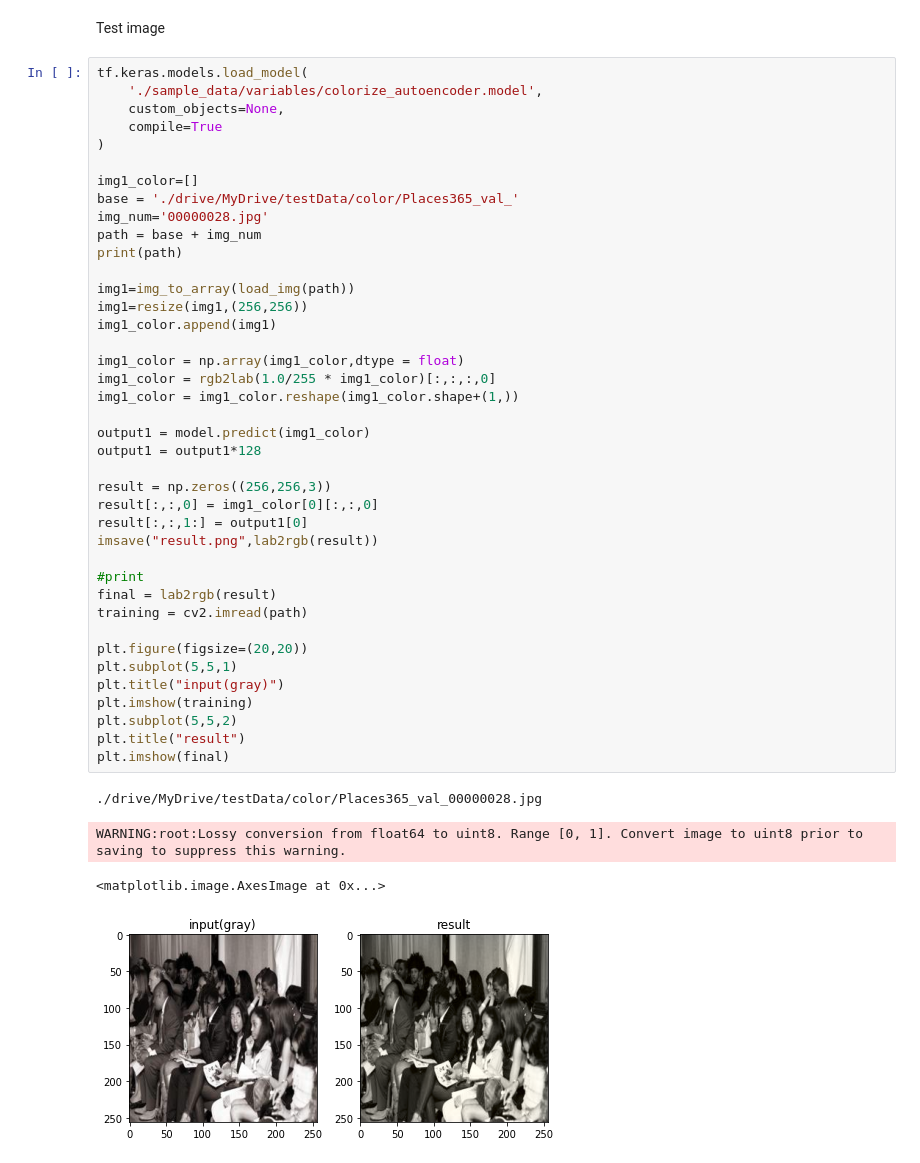
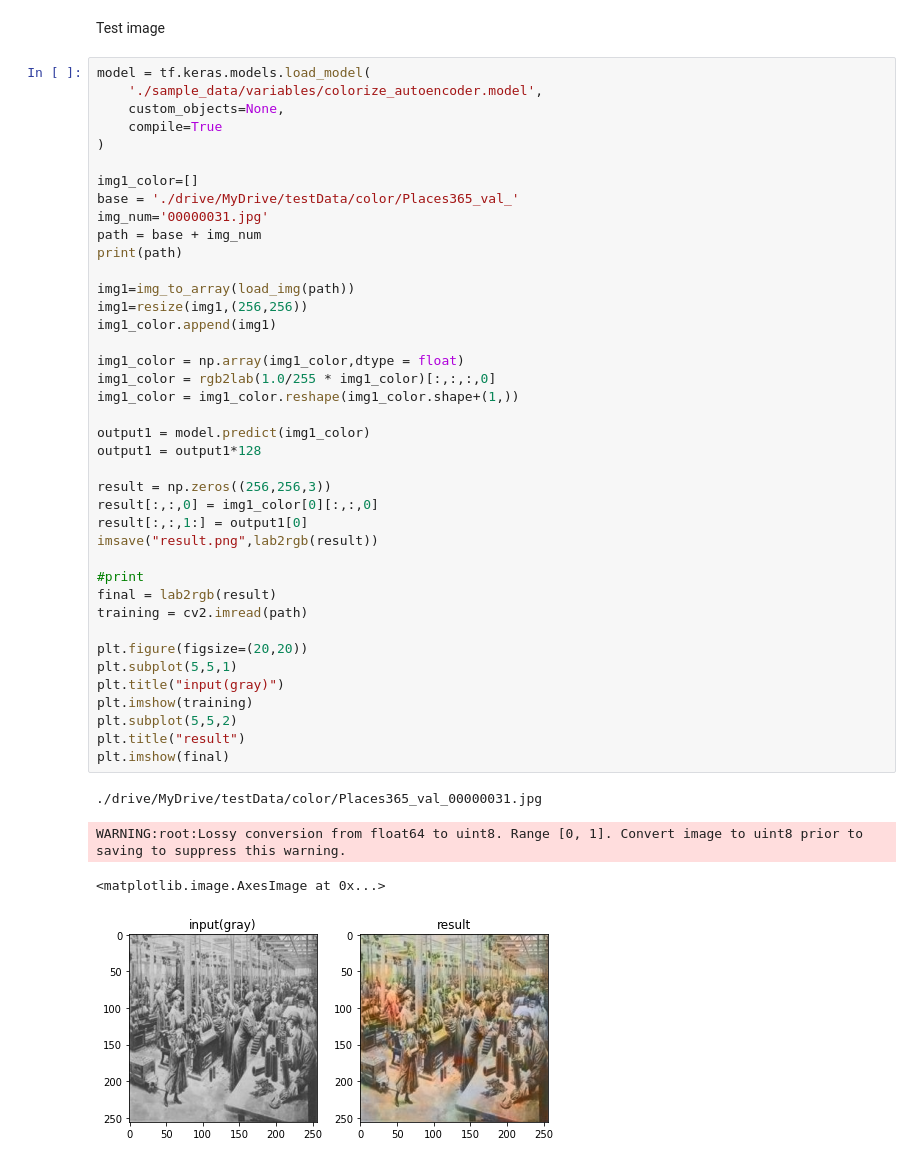
Before and after one commit to Jionee/AI_colorization, a Jupyter notebook: Colorization.ipynb, the cells around one changed output. Drawn from its saved outputs; the diff is of its cells as text.

```diff
--- a/Colorization.ipynb
+++ b/Colorization.ipynb
@@ -131,7 +141,7 @@ INFO:tensorflow:Assets written to: ./sample_data/variables/colorize_autoencoder.
 # %% [markdown]
 Test image
 # %%
-tf.keras.models.load_model(
+model = tf.keras.models.load_model(
     './sample_data/variables/colorize_autoencoder.model',
     custom_objects=None,
     compile=True
@@ -139,39 +149,39 @@ tf.keras.models.load_model(
 
 img1_color=[]
 base = './drive/MyDrive/testData/color/Places365_val_'
-img_num='00000028.jpg'
+img_num='00000031.jpg'
 path = base + img_num
 print(path)
 
 img1=img_to_array(load_img(path))
 img1=resize(img1,(256,256))
 img1_color.append(img1)
 
 img1_color = np.array(img1_color,dtype = float)
 img1_color = rgb2lab(1.0/255 * img1_color)[:,:,:,0]
 img1_color = img1_color.reshape(img1_color.shape+(1,))
 
 output1 = model.predict(img1_color)
 output1 = output1*128
 
 result = np.zeros((256,256,3))
 result[:,:,0] = img1_color[0][:,:,0]
 result[:,:,1:] = output1[0]
 imsave("result.png",lab2rgb(result))
 
 #print
 final = lab2rgb(result)
 training = cv2.imread(path)
 
 plt.figure(figsize=(20,20))
 plt.subplot(5,5,1)
 plt.title("input(gray)")
 plt.imshow(training)
 plt.subplot(5,5,2)
 plt.title("result")
 plt.imshow(final)
 # %% [output]
-./drive/MyDrive/testData/color/Places365_val_00000028.jpg
+./drive/MyDrive/testData/color/Places365_val_00000031.jpg
 WARNING:root:Lossy conversion from float64 to uint8. Range [0, 1]. Convert image to uint8 prior to saving to suppress this warning.
 <matplotlib.image.AxesImage at 0x...>
-[figure, old version]
+[figure, new version]
```
Also changed, not shown: parts of 2 cells of this notebook.
